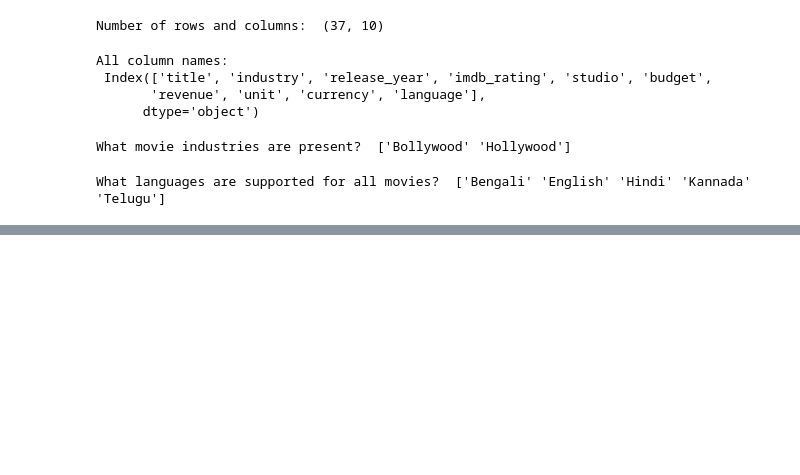
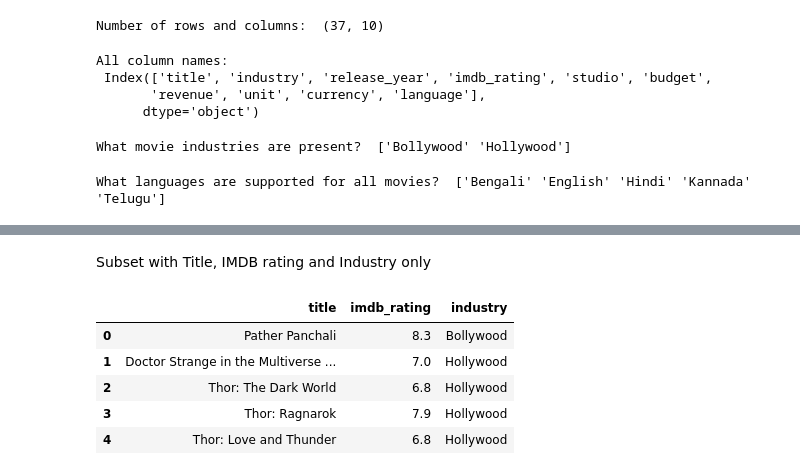
Before and after one commit to rehan1124/Codebasics-Math-And-Statistics-For-AI-Data-Science, a Jupyter notebook: Dataframe_Basics.ipynb, the cells around one changed output, grey strips where cells are left out. Drawn from its saved outputs; the diff is of its cells as text; code cells hidden in the pictures; blank space fills up the shorter version.

Commit message:
Dataframe subset

```diff
--- a/Dataframe_Basics.ipynb
+++ b/Dataframe_Basics.ipynb
@@ -3,7 +3,7 @@
 # %%
 import pandas as pd
 # %%
-df = pd.read_csv("movies.csv")
+df = pd.read_csv("/content/sample_data/movies.csv")
 df.head()
 # %% [output]
 |  | title | industry | release_year | imdb_rating | studio | budget | revenue | unit | currency | language |
@@ -33,0 +56,12 @@ What languages are supported for all movies?  ['Bengali' 'English' 'Hindi' 'Kann
+# %% [markdown]
+Subset with Title, IMDB rating and Industry only
+# %%
+df_subset1 = df[["title", "imdb_rating", "industry"]]
+df_subset1.head(5)
+# %% [output]
+|  | title | imdb_rating | industry |
+| 0 | Pather Panchali | 8.3 | Bollywood |
+| 1 | Doctor Strange in the Multiverse ... | 7.0 | Hollywood |
+| 2 | Thor: The Dark World | 6.8 | Hollywood |
+| 3 | Thor: Ragnarok | 7.9 | Hollywood |
+| 4 | Thor: Love and Thunder | 6.8 | Hollywood |
```
Also changed, not shown: parts of 3 cells of this notebook.
